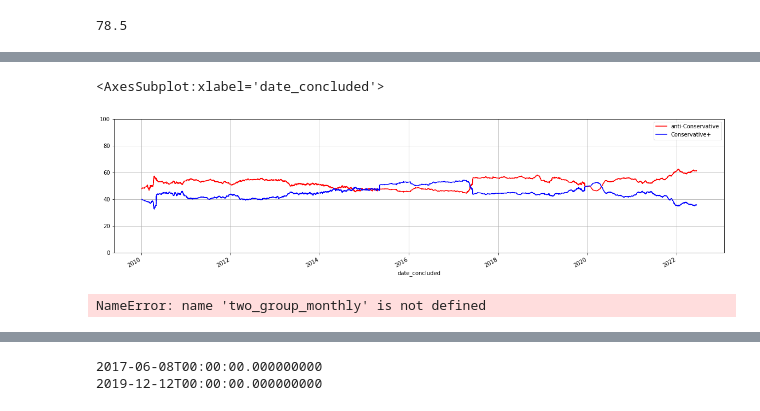
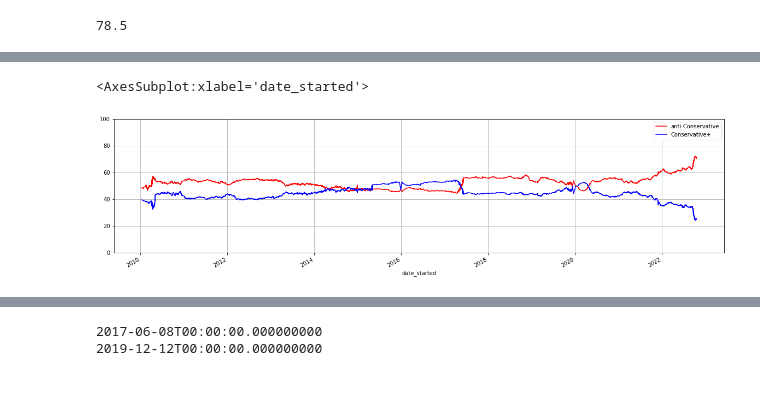
Before and after one commit to AndyLawton/uk_general_election_polls, a Jupyter notebook: main.ipynb, the cells around one changed output, grey strips where cells are left out. Saved outputs shown, nothing was run; the diff lists cells and outputs as text; code cells hidden in the pictures.

```diff
--- a/main.ipynb
+++ b/main.ipynb
@@ -66,0 +300,20 @@ all_polls.query("pollster=='YouGov' and anti_conservative >60")[['date_concluded
+# %%
+all_polls['dd_in_row'] = 0
+# %%
+for ix, value in all_polls['dd_lead'].iteritems():
+    if value >= 1:
+        polls_before = all_polls.iloc[:ix]['dd_lead']
+        polls_after = all_polls.iloc[ix:]['dd_lead']
+        next_untrue_poll = polls_after[polls_after == 0].index[0]
+        after_polls = next_untrue_poll - ix
+
+        if len(polls_before[polls_before == 0]) == 0:
+            before_polls = len(polls_before)
+        else:
+            last_untrue_poll = polls_before[polls_before == 0].index[-1]
+            before_polls = (ix - last_untrue_poll) - 1
+
+        total_polls = before_polls + after_polls
+        all_polls.loc[ix, 'dd_in_row'] = total_polls
+    else:
+        total_polls = 0
@@ -140,3 +516,5 @@ all_polls.query("pollster=='Opinium' and labour >= 41")[display_columns]
 # %%
 #all_polls.query("pollster == 'YouGov' and conservative <31")[display_columns]
+# %%
+reporting_date = 'date_started'
 # %%
@@ -526,25 +929,24 @@ monthly_summary
 # %%
 import datetime
 # %%
-all_polls['anti-Conservative']=all_polls[['labour', 'liberal_democrat', 'alliance', 'change_uk', 'green', 'liberal', 'plaid_cymru', 'scottish_national_party', 'social_democratic_party']].sum(axis=1)
-all_polls['Conservative+']=all_polls[['conservative', 'brexit_party', 'reform_uk','united_kingdom_independence_party', 'reclaim_party']].sum(axis=1)
+all_polls['anti-Conservative'] = all_polls[
+    ['labour', 'liberal_democrat', 'alliance', 'change_uk', 'green', 'liberal', 'plaid_cymru',
+     'scottish_national_party', 'social_democratic_party']].sum(axis=1)
+all_polls['Conservative+'] = all_polls[
+    ['conservative', 'brexit_party', 'reform_uk', 'united_kingdom_independence_party', 'reclaim_party']].sum(axis=1)
 
 (all_polls
- .set_index('date_concluded')
+ .set_index(reporting_date)
  .rolling(window=15).mean()
- .loc[:datetime.date(2010,1,1)]
- [['anti-Conservative','Conservative+']]
+ .loc[:datetime.date(2010, 1, 13)]
+[['anti-Conservative', 'Conservative+']]
  .plot(
-    color=['r','b']
-    ,figsize=[20,5]
-    ,grid='y'
-    ,ylim=[0,100]
+    color=['r', 'b']
+    , figsize=[20, 5]
+    , grid='y'
+    , ylim=[0, 100]
 )
 )
 # %% [output]
-<AxesSubplot:xlabel='date_concluded'>
+<AxesSubplot:xlabel='date_started'>
-[figure, old version]
+[figure, new version]
-# %%
-two_group_monthly
-# %% [output]
-NameError: name 'two_group_monthly' is not defined
```
Also changed, not shown: parts of 89 cells of this notebook, 11 other files.
